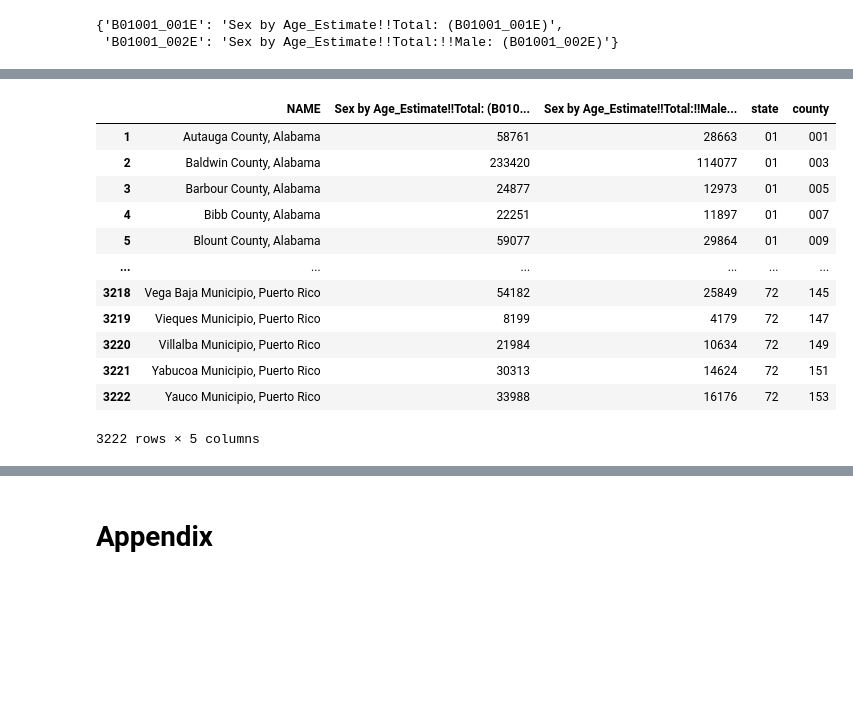
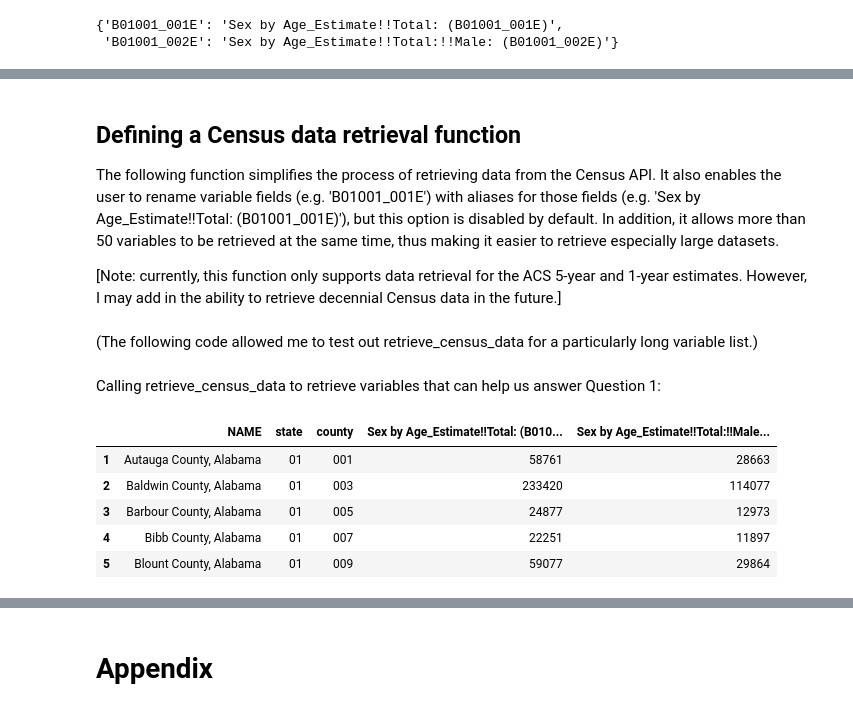
Before and after one commit to kburchfiel/pfn_2, a Jupyter notebook: Census_Data_Imports/census_data_imports.ipynb, the cells around one changed output, grey strips where cells are left out. Drawn from its saved outputs; the diff is of its cells as text; code cells hidden in the pictures; blank space fills up the shorter version.

```diff
--- a/Census_Data_Imports/census_data_imports.ipynb
+++ b/Census_Data_Imports/census_data_imports.ipynb
@@ -173,7 +170,8 @@ In order to find variables of interest, I recommend first searching for keywords
 # %% [markdown]
 **[Note: the following variable list is just a placeholder. It will be replaced soon with the actual variables that can be used to answer Question 1.]**
 # %%
-variable_list = ['B01001_001E', 'B01001_002E']
+grad_destinations_variable_list = [
+    'B01001_001E', 'B01001_002E']
 # %% [markdown]
 The demographic columns in the Census API's output are labeled with their variable names (e.g. 'B01001_001E'). These names are concise, but you'll need a copy of the original variable list to interpret them. Therefore, I chose to replace these column names with a combination of the 'Label', 'Concept', and 'Name' entries in the original variable list. These column names are very long, but they do make the output easier to interpret (while also preserving the original names for reference).
 
@@ -212,9 +212,10 @@ def create_variable_aliases(df_variables, variable_list):
 # %% [markdown]
 Creating our aliases:
 # %%
-alias_dict = create_variable_aliases(df_variables = df_variables,
-                        variable_list = variable_list)
-alias_dict
+grad_destinations_alias_dict = create_variable_aliases(
+    df_variables = df_variables,
+    variable_list = grad_destinations_variable_list)
+grad_destinations_alias_dict
 # %% [output]
 {'B01001_001E': 'Sex by Age_Estimate!!Total: (B01001_001E)',
  'B01001_002E': 'Sex by Age_Estimate!!Total:!!Male: (B01001_002E)'}
@@ -225 +222,7 @@ In addition, update the function so that it can support other datasets--at the v
+# %% [markdown]
+## Defining a Census data retrieval function
+
+The following function simplifies the process of retrieving data from the Census API. It also enables the user to rename variable fields (e.g. 'B01001_001E') with aliases for those fields (e.g. 'Sex by Age_Estimate!!Total: (B01001_001E)'), but this option is disabled by default. In addition, it allows more than 50 variables to be retrieved at the same time, thus making it easier to retrieve especially large datasets.
+
+[Note: currently, this function only supports data retrieval for the ACS 5-year and 1-year estimates. However, I may add in the ability to retrieve decennial Census data in the future.]
 # %%
@@ -309,0 +415,2 @@ in your variable list: {duplicate_variables}")
+# %% [markdown]
+(The following code allowed me to test out retrieve_census_data for a particularly long variable list.)
@@ -310,23 +431,18 @@ in your variable list: {duplicate_variables}")
+# %% [markdown]
+Calling retrieve_census_data to retrieve variables that can help us answer Question 1:
 # %%
 df_grad_destinations_acs5_data = retrieve_census_data(
-    dataset = 'acs5', year = latest_acs5_year,
+    survey = 'acs5', year = latest_acs5_year,
     region = 'county',
-    variable_list = ['B01001_001E', 'B01001_002E'],
-    rename_data_fields = True, field_names_dict = alias_dict,
+    variable_list = grad_destinations_variable_list,
+    rename_data_fields = True, field_names_dict = grad_destinations_alias_dict,
     key = key)
 
 df_grad_destinations_acs5_data.head()
 # %% [output]
-|  | NAME | Sex by Age_Estimate!!Total: (B010... | Sex by Age_Estimate!!Total:!!Male... | state | county |
-| 1 | Autauga County, Alabama | 58761 | 28663 | 01 | 001 |
-| 2 | Baldwin County, Alabama | 233420 | 114077 | 01 | 003 |
-| 3 | Barbour County, Alabama | 24877 | 12973 | 01 | 005 |
-| 4 | Bibb County, Alabama | 22251 | 11897 | 01 | 007 |
-| 5 | Blount County, Alabama | 59077 | 29864 | 01 | 009 |
-| ... | ... | ... | ... | ... | ... |
-| 3218 | Vega Baja Municipio, Puerto Rico | 54182 | 25849 | 72 | 145 |
-| 3219 | Vieques Municipio, Puerto Rico | 8199 | 4179 | 72 | 147 |
-| 3220 | Villalba Municipio, Puerto Rico | 21984 | 10634 | 72 | 149 |
-| 3221 | Yabucoa Municipio, Puerto Rico | 30313 | 14624 | 72 | 151 |
-| 3222 | Yauco Municipio, Puerto Rico | 33988 | 16176 | 72 | 153 |
+|  | NAME | state | county | Sex by Age_Estimate!!Total: (B010... | Sex by Age_Estimate!!Total:!!Male... |
+| 1 | Autauga County, Alabama | 01 | 001 | 58761 | 28663 |
+| 2 | Baldwin County, Alabama | 01 | 003 | 233420 | 114077 |
+| 3 | Barbour County, Alabama | 01 | 005 | 24877 | 12973 |
+| 4 | Bibb County, Alabama | 01 | 007 | 22251 | 11897 |
+| 5 | Blount County, Alabama | 01 | 009 | 59077 | 29864 |
-3222 rows × 5 columns
```
Also changed, not shown: parts of 23 cells of this notebook, 13 other files.
